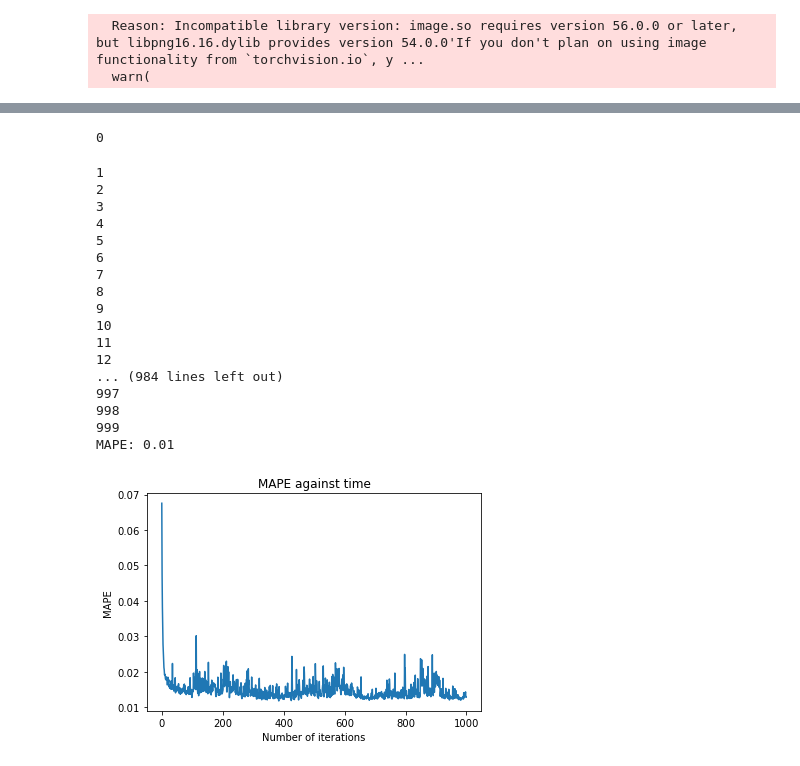
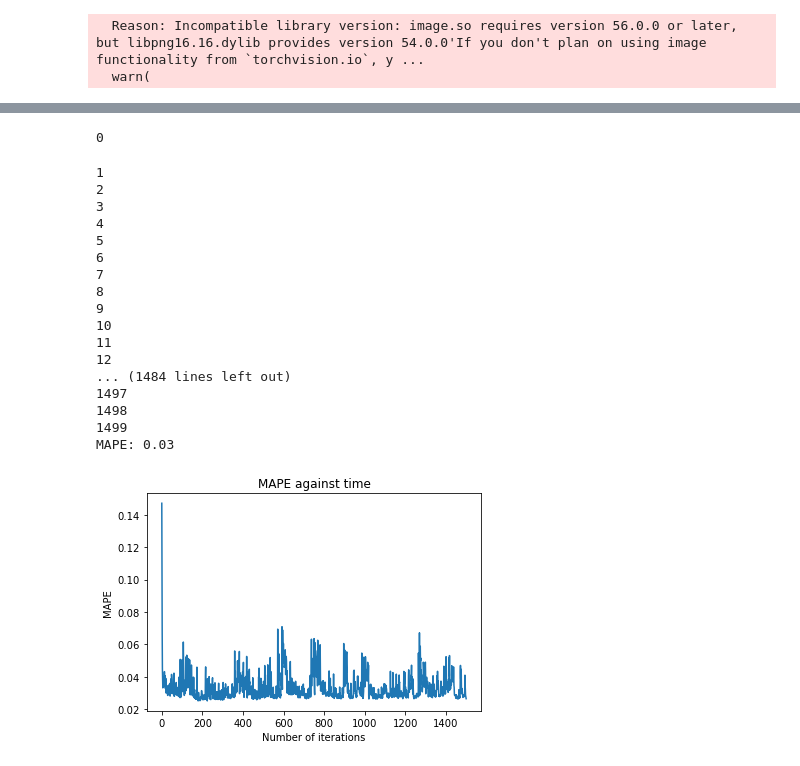
Before and after one commit to Nicklelodeon/Forecasters, a Jupyter notebook: src/ML.ipynb, the cells around one changed output, grey strips where cells are left out. Saved outputs shown, nothing was run; the diff lists cells and outputs as text; code cells hidden in the pictures.

```diff
--- a/src/ML.ipynb
+++ b/src/ML.ipynb
@@ -50,7 +50,9 @@ model = nn.Sequential(
     nn.ReLU(),
     nn.Linear(100, 50),
     nn.ReLU(),
-    nn.Linear(50, 1)
+    nn.Linear(50, 25),
+    nn.ReLU(),
+    nn.Linear(25, 1)
 )
 # for param in model.parameters():
 #     param.requires_grad = True
@@ -59,7 +61,7 @@ model = nn.Sequential(
 loss_fn = nn.MSELoss()
 optimizer = optim.Adam(model.parameters(), lr=0.001)
 
-n_epochs = 2000  # number of epochs to run
+n_epochs = 1500  # number of epochs to run
 batch_size = 10  # size of each batch
 batch_start = torch.arange(0, len(X_train), batch_size)
 
@@ -166,7 +168,13 @@ model = nn.Sequential(
     nn.ReLU(),
     nn.Linear(400, 200),
     nn.ReLU(),
-    nn.Linear(200, 1)
+    nn.Linear(200, 100),
+    nn.ReLU(),
+    nn.Linear(100, 50),
+    nn.ReLU(),
+    nn.Linear(50, 25),
+    nn.ReLU(),
+    nn.Linear(25, 1)
 )
 # for param in model.parameters():
 #     param.requires_grad = True
@@ -175,7 +183,7 @@ loss_fn = nn.L1Loss()  # mean square error
 # loss_fn = nn.MSELoss()
 optimizer = optim.Adam(model.parameters(), lr=0.001)
 
-n_epochs = 1000   # number of epochs to run
+n_epochs = 1500   # number of epochs to run
 batch_size = 10  # size of each batch
 batch_start = torch.arange(0, len(X_train), batch_size)
 
@@ -217,6 +225,7 @@ for epoch in range(n_epochs):
 
 # restore model and return best accuracy
 model.load_state_dict(best_weights)
+torch.save(model.state_dict(), "/Users/nicholas/Documents/Misc/internship A*STAR/Work/model_mae.pt")
 new_pred = model(X_test)
 print("MAE: %.2f" % best_mse)
 # plt.subplot(1, 2, 1)
@@ -281,7 +289,13 @@ model = nn.Sequential(
     nn.ReLU(),
     nn.Linear(400, 200),
     nn.ReLU(),
-    nn.Linear(200, 1)
+    nn.Linear(200, 100),
+    nn.ReLU(),
+    nn.Linear(100, 50),
+    nn.ReLU(),
+    nn.Linear(50, 25),
+    nn.ReLU(),
+    nn.Linear(25, 1)
 )
 # for param in model.parameters():
 #     param.requires_grad = True
@@ -292,7 +306,7 @@ loss_fn = MeanAbsolutePercentageError()
 
 optimizer = optim.Adam(model.parameters(), lr=0.001)
 
-n_epochs = 1000   # number of epochs to run
+n_epochs = 1500   # number of epochs to run
 batch_size = 10  # size of each batch
 batch_start = torch.arange(0, len(X_train), batch_size)
 
@@ -332,39 +346,40 @@ for epoch in range(n_epochs):
         best_mse = mse
         best_weights = copy.deepcopy(model.state_dict())
 
 # restore model and return best accuracy
 model.load_state_dict(best_weights)
+torch.save(model.state_dict(), "/Users/nicholas/Documents/Misc/internship A*STAR/Work/model_mae.pt")
 new_pred = model(X_test)
 print("MAPE: %.2f" % best_mse)
 # plt.subplot(1, 2, 1)
 # plt.plot(predictions)
 # plt.subplot(1, 2, 2)
 plt.plot(history)
 plt.xlabel('Number of iterations')
 plt.ylabel('MAPE')
 plt.title('MAPE against time')
 
 plt.show()
 # %% [output]
 0
 1
 2
 3
 4
 5
 6
 7
 8
 9
 10
 11
 12
-... (984 lines left out)
-997
-998
-999
-MAPE: 0.01
+... (1484 lines left out)
+1497
+1498
+1499
+MAPE: 0.03
-[figure, old version]
+[figure, new version]
 # %%
 # data = pd.read_csv("./144_US_car_data.csv")
 # # data = pd.read_csv("./6_24months_mldata.csv")
```
Also changed, not shown: parts of 2 cells of this notebook, 3 other files.
